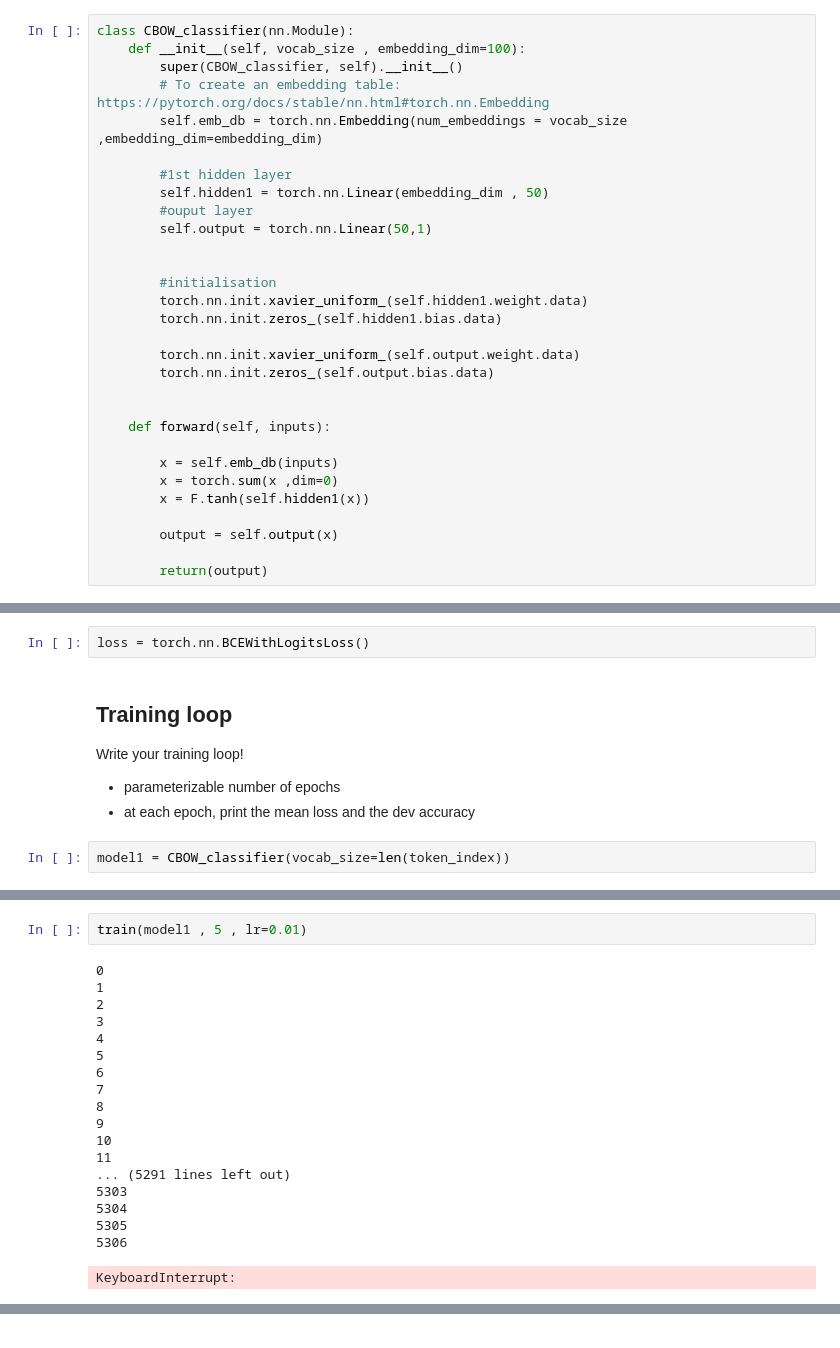
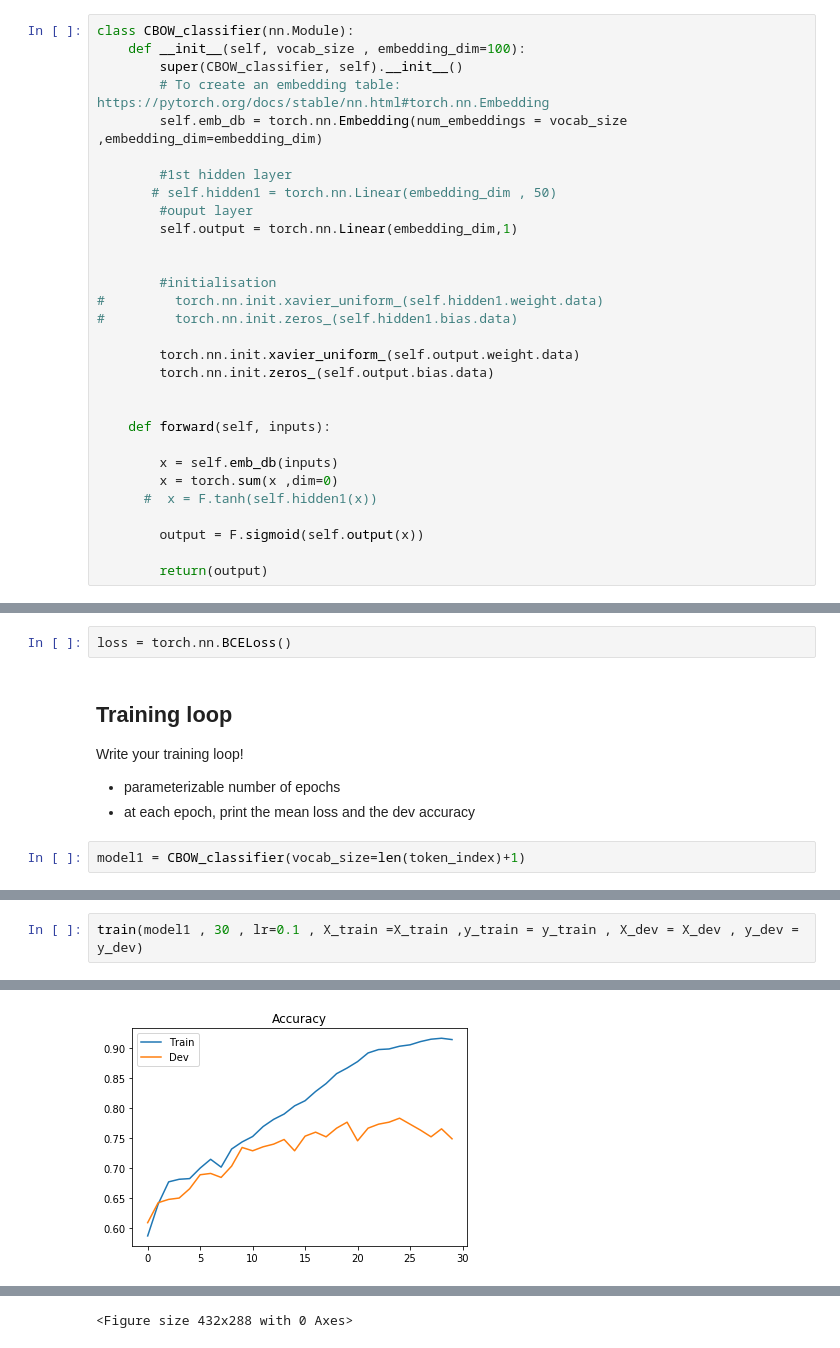
Before and after one commit to FlorianBertelli/M2_AIC, a Jupyter notebook: DeepLearning_NLP/TP1/TP1.ipynb, the cells around one changed output, grey strips where cells are left out. Saved outputs shown, nothing was run; the diff lists cells and outputs as text.

```diff
--- a/DeepLearning_NLP/TP1/TP1.ipynb
+++ b/DeepLearning_NLP/TP1/TP1.ipynb
@@ -161,14 +205,14 @@ class CBOW_classifier(nn.Module):
         self.emb_db = torch.nn.Embedding(num_embeddings = vocab_size ,embedding_dim=embedding_dim)
 
         #1st hidden layer
-        self.hidden1 = torch.nn.Linear(embedding_dim , 50)
+       # self.hidden1 = torch.nn.Linear(embedding_dim , 50)
         #ouput layer
-        self.output = torch.nn.Linear(50,1)
+        self.output = torch.nn.Linear(embedding_dim,1)
 
 
         #initialisation
-        torch.nn.init.xavier_uniform_(self.hidden1.weight.data)
-        torch.nn.init.zeros_(self.hidden1.bias.data)
+#         torch.nn.init.xavier_uniform_(self.hidden1.weight.data)
+#         torch.nn.init.zeros_(self.hidden1.bias.data)
 
         torch.nn.init.xavier_uniform_(self.output.weight.data)
         torch.nn.init.zeros_(self.output.bias.data)
@@ -178,9 +222,9 @@ class CBOW_classifier(nn.Module):
 
         x = self.emb_db(inputs)
         x = torch.sum(x ,dim=0)
-        x = F.tanh(self.hidden1(x))
+      #  x = F.tanh(self.hidden1(x))
 
-        output = self.output(x)
+        output = F.sigmoid(self.output(x))
 
         return(output)
 # %% [markdown]
@@ -191,7 +235,7 @@ Create a loss function builder.
 - Pytorch loss functions are documented here: https://pytorch.org/docs/stable/nn.html#loss-functions
 - In our case, we are interested in *BCELoss* and *BCEWithLogitsLoss*. Read their documentation and choose the one that fits with your network output
 # %%
-loss = torch.nn.BCEWithLogitsLoss()
+loss = torch.nn.BCELoss()
 # %% [markdown]
 ## Training loop
 
@@ -200,5 +244,5 @@ Write your training loop!
 - parameterizable number of epochs
 - at each epoch, print the mean loss and the dev accuracy
 # %%
-model1 = CBOW_classifier(vocab_size=len(token_index))
+model1 = CBOW_classifier(vocab_size=len(token_index)+1)
 # %%
@@ -247,21 +349,3 @@ def train(model , epochs, lr):
-# %%
-train(model1 , 5 , lr=0.01)
-# %% [output]
-0
-1
-2
-3
-4
-5
-6
-7
-8
-9
-10
-11
-... (5291 lines left out)
-5303
-5304
-5305
-5306
-KeyboardInterrupt:
+# %%
+train(model1 , 30 , lr=0.1 , X_train =X_train ,y_train = y_train , X_dev = X_dev , y_dev = y_dev)
+# %% [output]
@@ -267,0 +369 @@ KeyboardInterrupt:
+[figure, added]
@@ -267,0 +371 @@ KeyboardInterrupt:
+<Figure size 432x288 with 0 Axes>
```
Also changed, not shown: parts of 22 cells of this notebook.
